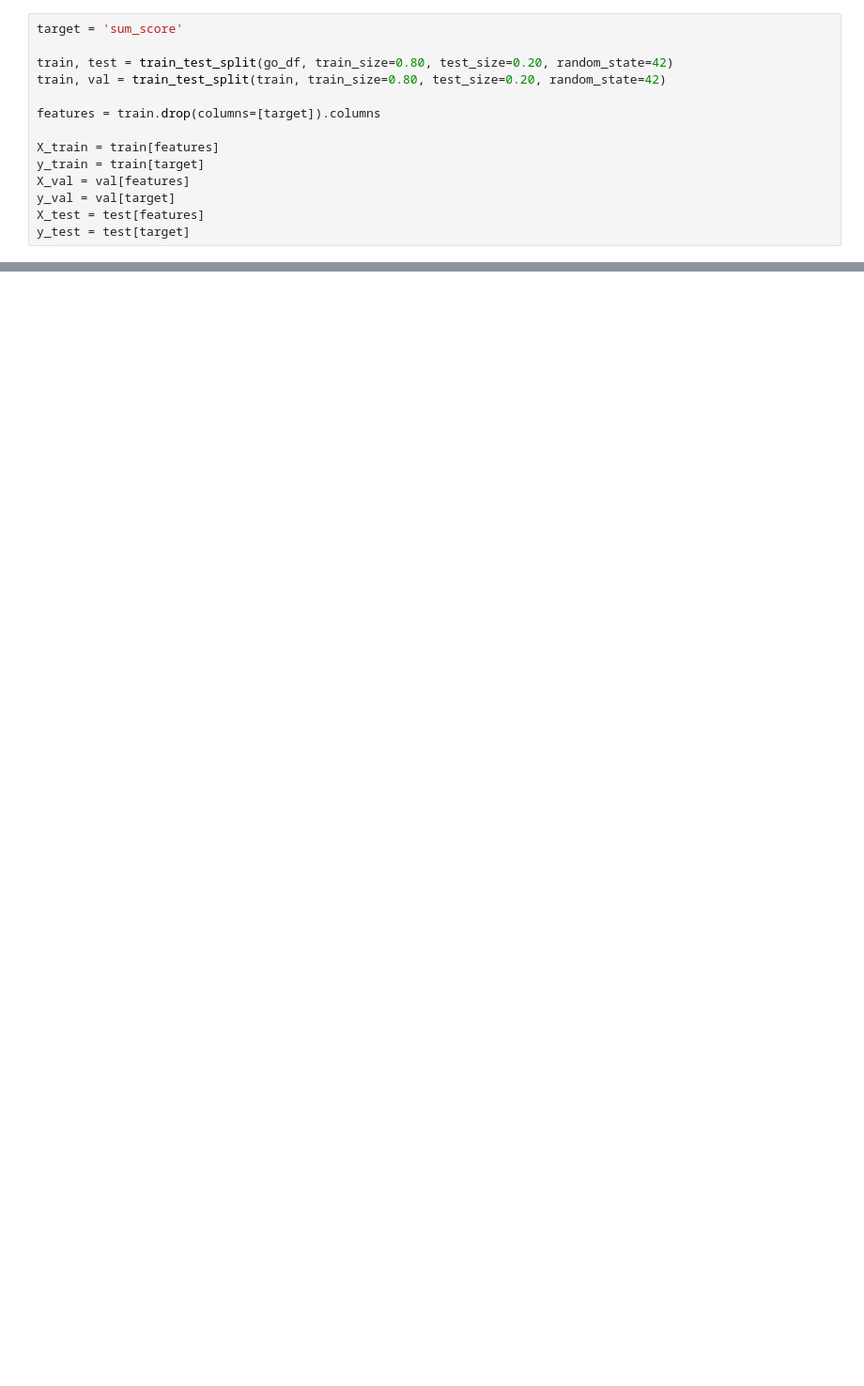
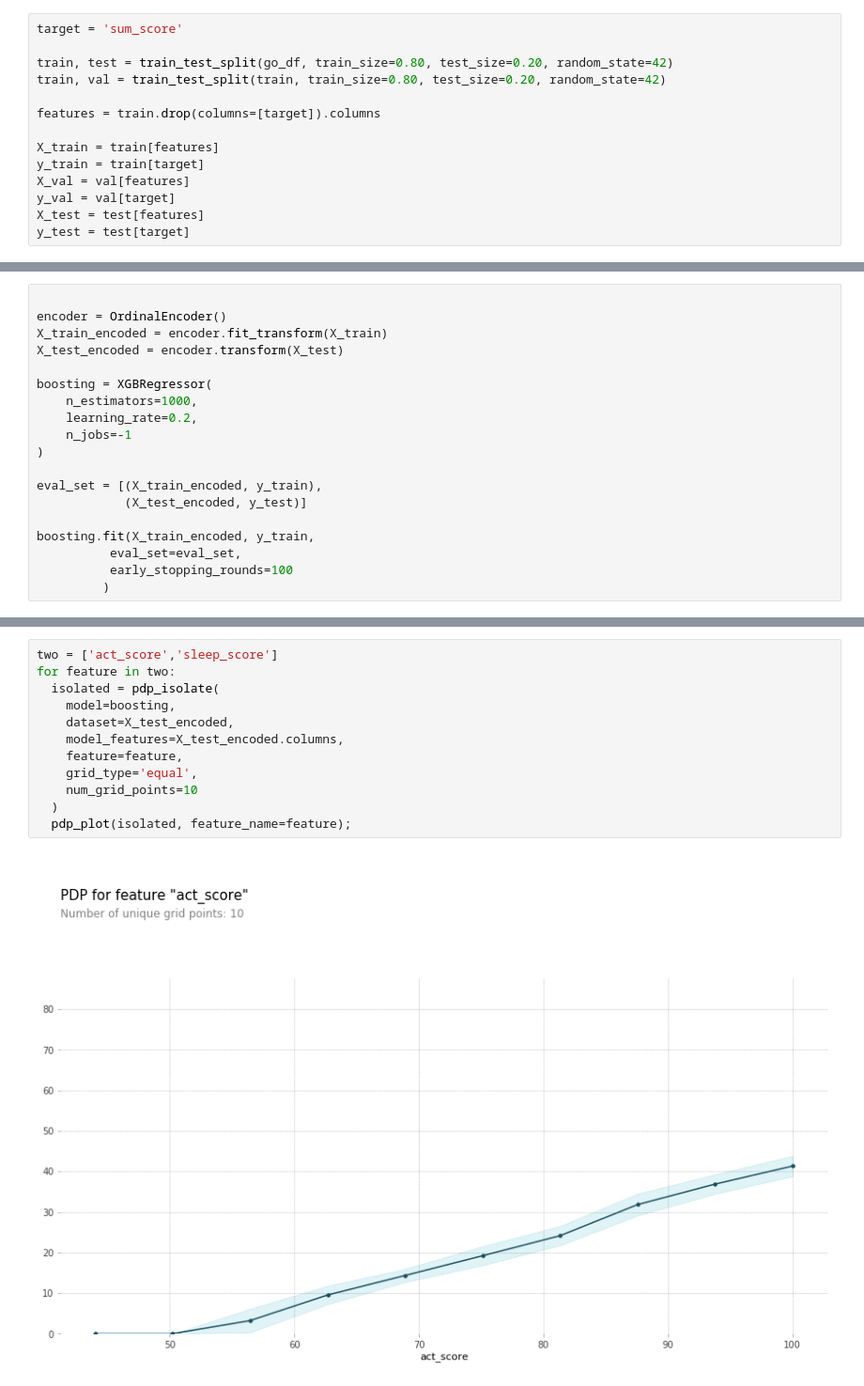
Before and after one commit to JINSUNGWOO/section2_project, a Jupyter notebook: AI_11_우진성_Project_2.ipynb, the cells around one changed output, grey strips where cells are left out. Shown at 94% size. Saved outputs shown, nothing was run; the diff lists cells and outputs as text; blank space fills up the shorter version.

```diff
--- a/AI_11_우진성_Project_2.ipynb
+++ b/AI_11_우진성_Project_2.ipynb
@@ -368,0 +431,19 @@ ValueError: ignored
+# %%
+
+encoder = OrdinalEncoder()
+X_train_encoded = encoder.fit_transform(X_train)
+X_test_encoded = encoder.transform(X_test)
+
+boosting = XGBRegressor(
+    n_estimators=1000,
+    learning_rate=0.2,
+    n_jobs=-1
+)
+
+eval_set = [(X_train_encoded, y_train),
+            (X_test_encoded, y_test)]
+
+boosting.fit(X_train_encoded, y_train,
+          eval_set=eval_set,
+          early_stopping_rounds=100
+         )
@@ -368,0 +455,14 @@ ValueError: ignored
+# %%
+two = ['act_score','sleep_score']
+for feature in two:
+  isolated = pdp_isolate(
+    model=boosting,
+    dataset=X_test_encoded,
+    model_features=X_test_encoded.columns,
+    feature=feature,
+    grid_type='equal',
+    num_grid_points=10
+  )
+  pdp_plot(isolated, feature_name=feature);
+# %% [output]
+[figure, added]
```
Also changed, not shown: parts of 43 cells of this notebook.
